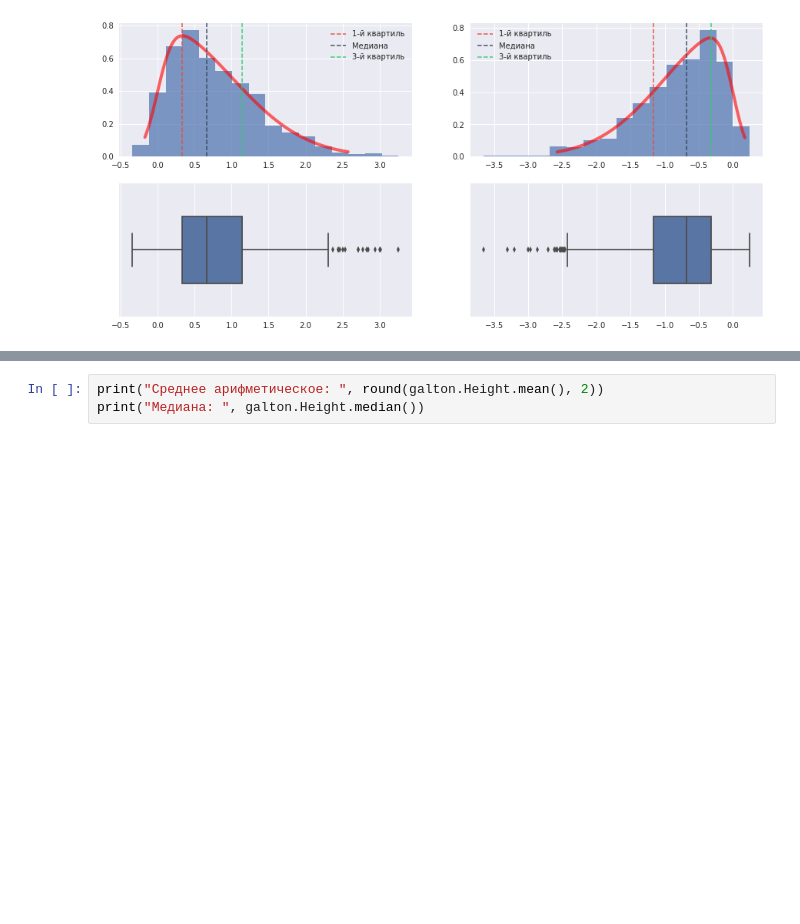
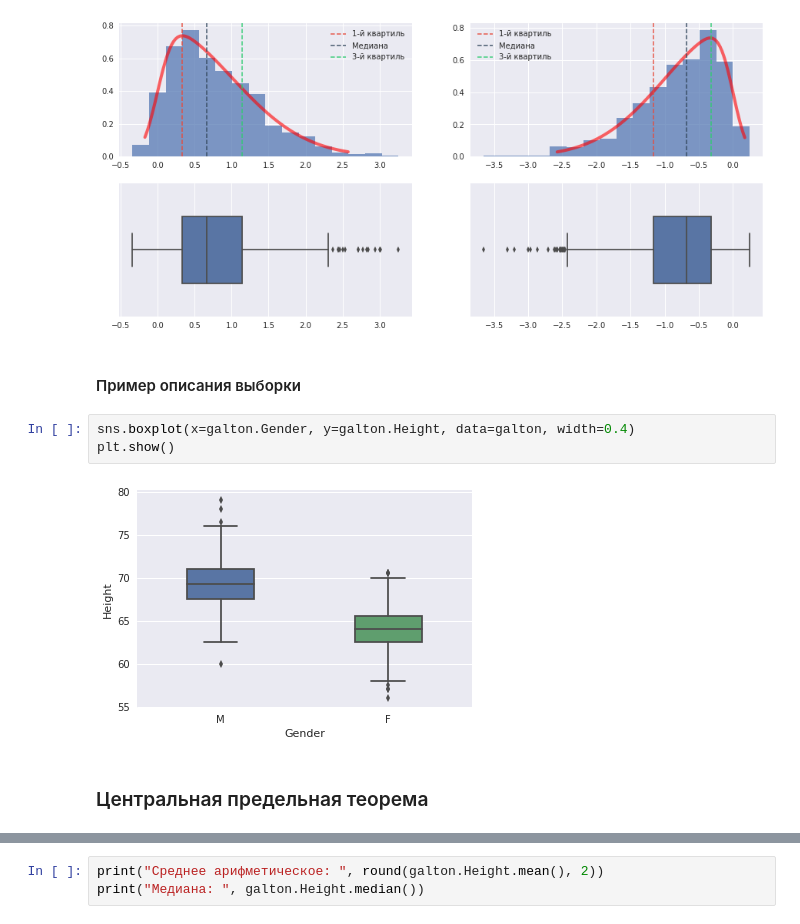
Before and after one commit to mishaberegov/statistics, a Jupyter notebook: Статистика_для_нубов.ipynb, the cells around one changed output, grey strips where cells are left out. Drawn from its saved outputs; the diff is of its cells as text; blank space fills up the shorter version.

```diff
--- a/Статистика_для_нубов.ipynb
+++ b/Статистика_для_нубов.ipynb
@@ -373,3 +373,12 @@ sns.boxplot(sample, width=0.5)
 plt.show()
 # %% [output]
 [figure]
+# %% [markdown]
+#### Пример описания выборки
+# %%
+sns.boxplot(x=galton.Gender, y=galton.Height, data=galton, width=0.4)
+plt.show()
+# %% [output]
+[figure, added]
+# %% [markdown]
+### Центральная предельная теорема
```
Also changed, not shown: parts of 15 cells of this notebook.
